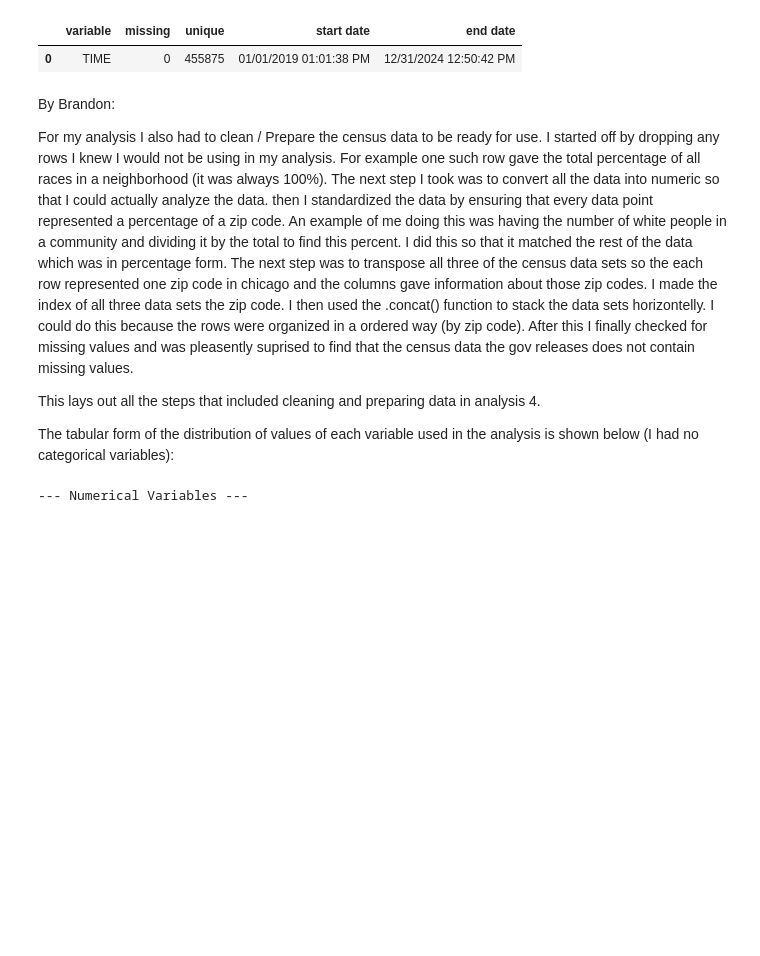
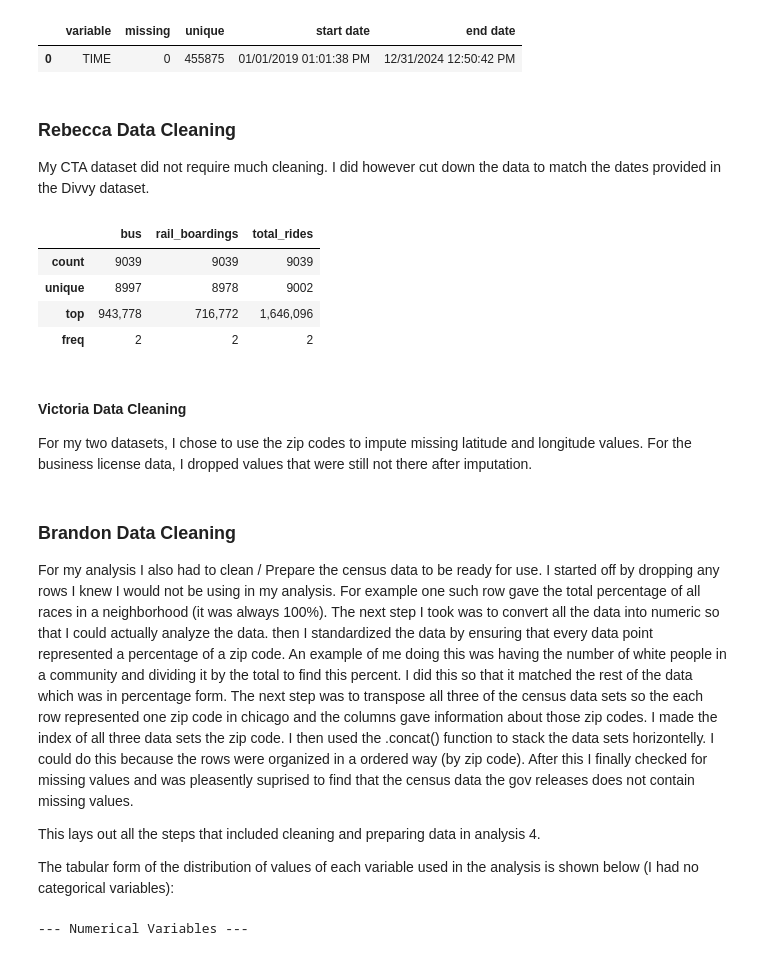
Before and after one commit to JonasGoldberg18/STAT303_Final_Project, a Jupyter notebook: Project Report Template.ipynb, the cells around one changed output. Cells and saved outputs as stored; diff of their text form; code cells hidden in the pictures; blank space fills up the shorter version.

Commit message:
Rebecca done

```diff
--- a/Project Report Template.ipynb
+++ b/Project Report Template.ipynb
@@ -257,3 +255,22 @@ Numerical Variables
 Time stamps
 |  | variable | missing | unique | start date | end date |
 | 0 | TIME | 0 | 455875 | 01/01/2019 01:01:38 PM | 12/31/2024 12:50:42 PM |
+# %% [markdown]
+### Rebecca Data Cleaning
+
+My CTA dataset did not require much cleaning. I did however cut down the data to match the dates provided in the Divvy dataset.
+# %%
+#| echo: false
+CTA = pd.read_csv("../data/CTA_Ridership_Totals.csv")
+numerical_vars = ['bus', 'rail_boardings', 'total_rides']
+CTA_numerical = CTA[numerical_vars]
+CTA_numerical.describe()
+# %% [output]
+|  | bus | rail_boardings | total_rides |
+| count | 9039 | 9039 | 9039 |
+| unique | 8997 | 8978 | 9002 |
+| top | 943,778 | 716,772 | 1,646,096 |
+| freq | 2 | 2 | 2 |
+# %% [markdown]
+#### Victoria Data Cleaning
+For my two datasets, I chose to use the zip codes to impute missing latitude and longitude values. For the business license data, I dropped values that were still not there after imputation.
@@ -260,5 +311,5 @@ Time stamps
 # %% [markdown]
-By Brandon:
+### Brandon Data Cleaning
 
 For my analysis I also had to clean / Prepare the census data to be ready for use. I started off by dropping any rows I knew I would not be using in my analysis. For example one such row gave the total percentage of all races in a neighborhood (it was always 100%). The next step I took was to convert all the data into numeric so that I could actually analyze the data. then I standardized the data by ensuring that every data point represented a percentage of a zip code. An example of me doing this was having the number of white people in a community and dividing it by the total to find this percent. I did this so that it matched the rest of the data which was in percentage form. The next step was to transpose all three of the census data sets so the each row represented one zip code in chicago and the columns gave information about those zip codes. I made the index of all three data sets the zip code. I then used the .concat() function to stack the data sets horizontelly. I could do this because the rows were organized in a ordered way (by zip code). After this I finally checked for missing values and was pleasently suprised to find that the census data the gov releases does not contain missing values.
 
```
Also changed, not shown: parts of 37 cells of this notebook.
